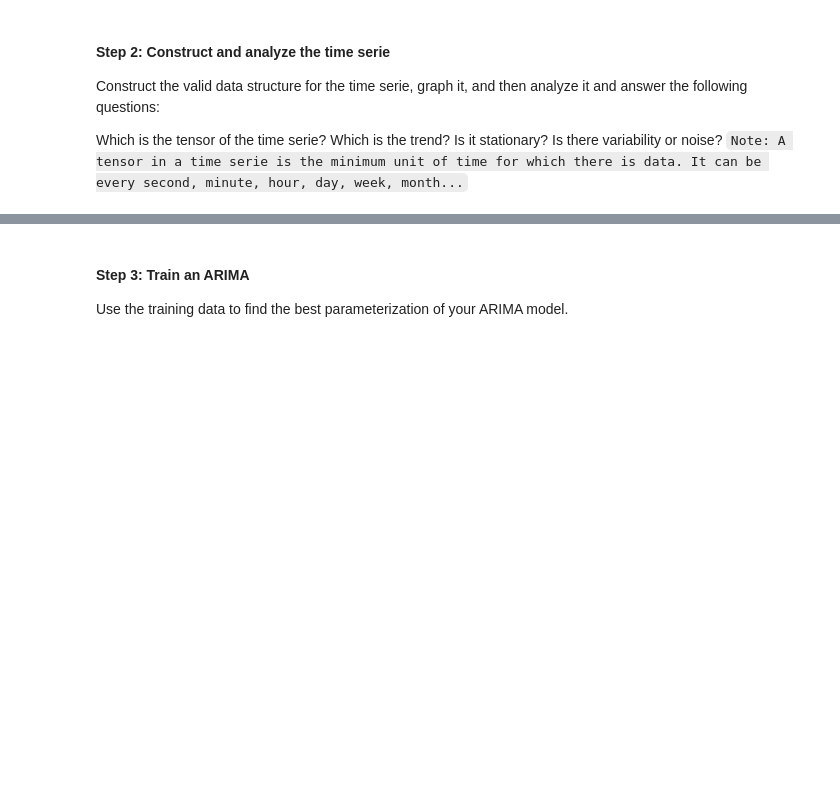
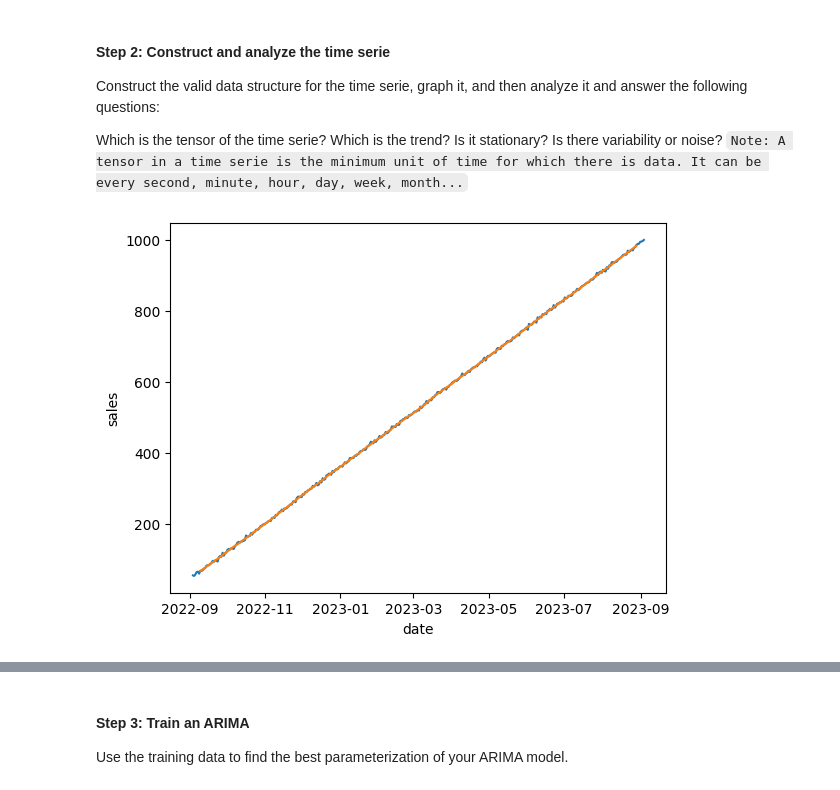
Before and after one commit to rodri-iot/machine_learning_project_time_series, a Jupyter notebook: src/app_time_series.ipynb, the cells around one changed output, grey strips where cells are left out. Cells and saved outputs as stored; diff of their text form; code cells hidden in the pictures; blank space fills up the shorter version.

```diff
--- a/src/app_time_series.ipynb
+++ b/src/app_time_series.ipynb
@@ -40,0 +74,8 @@ Is there variability or noise?
+# %%
+decomposition = seasonal_decompose(ts, period=12)
+trend = decomposition.trend
+sns.lineplot(ts)
+sns.lineplot(trend)
+plt.show()
+# %% [output]
+[figure, added]
```
Also changed, not shown: parts of 6 cells of this notebook, 3 other files.
